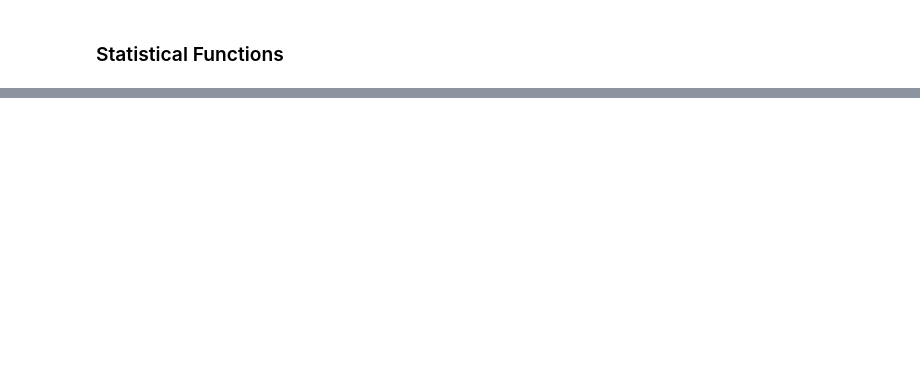
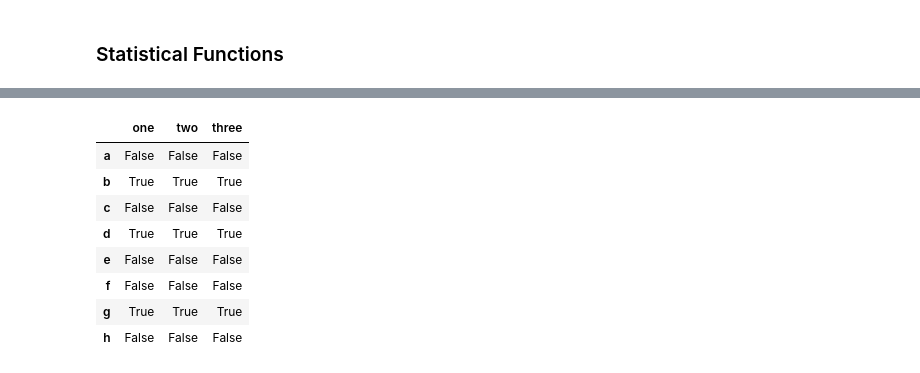
Before and after one commit to mga321/tutorialspoint_notebooks, a Jupyter notebook: pandas.ipynb, the cells around one changed output, grey strips where cells are left out. Saved outputs shown, nothing was run; the diff lists cells and outputs as text; code cells hidden in the pictures; blank space fills up the shorter version.

```diff
--- a/pandas.ipynb
+++ b/pandas.ipynb
@@ -1392,0 +1418,13 @@ dtype: float64
+# %%
+# Example 1: Check for missing values
+df.isnull()
+# %% [output]
+|  | one | two | three |
+| a | False | False | False |
+| b | True | True | True |
+| c | False | False | False |
+| d | True | True | True |
+| e | False | False | False |
+| f | False | False | False |
+| g | True | True | True |
+| h | False | False | False |
```
Also changed, not shown: parts of 35 cells of this notebook.
